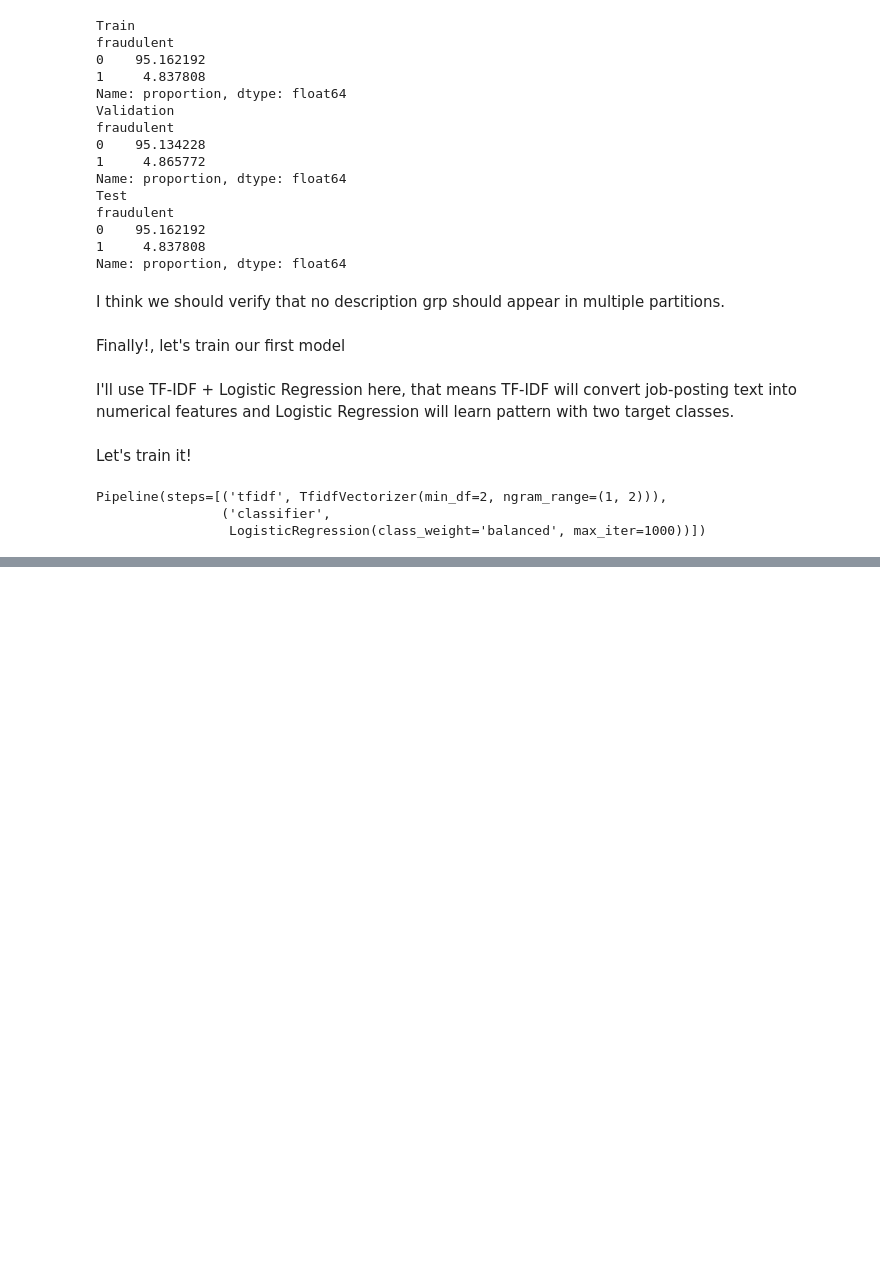
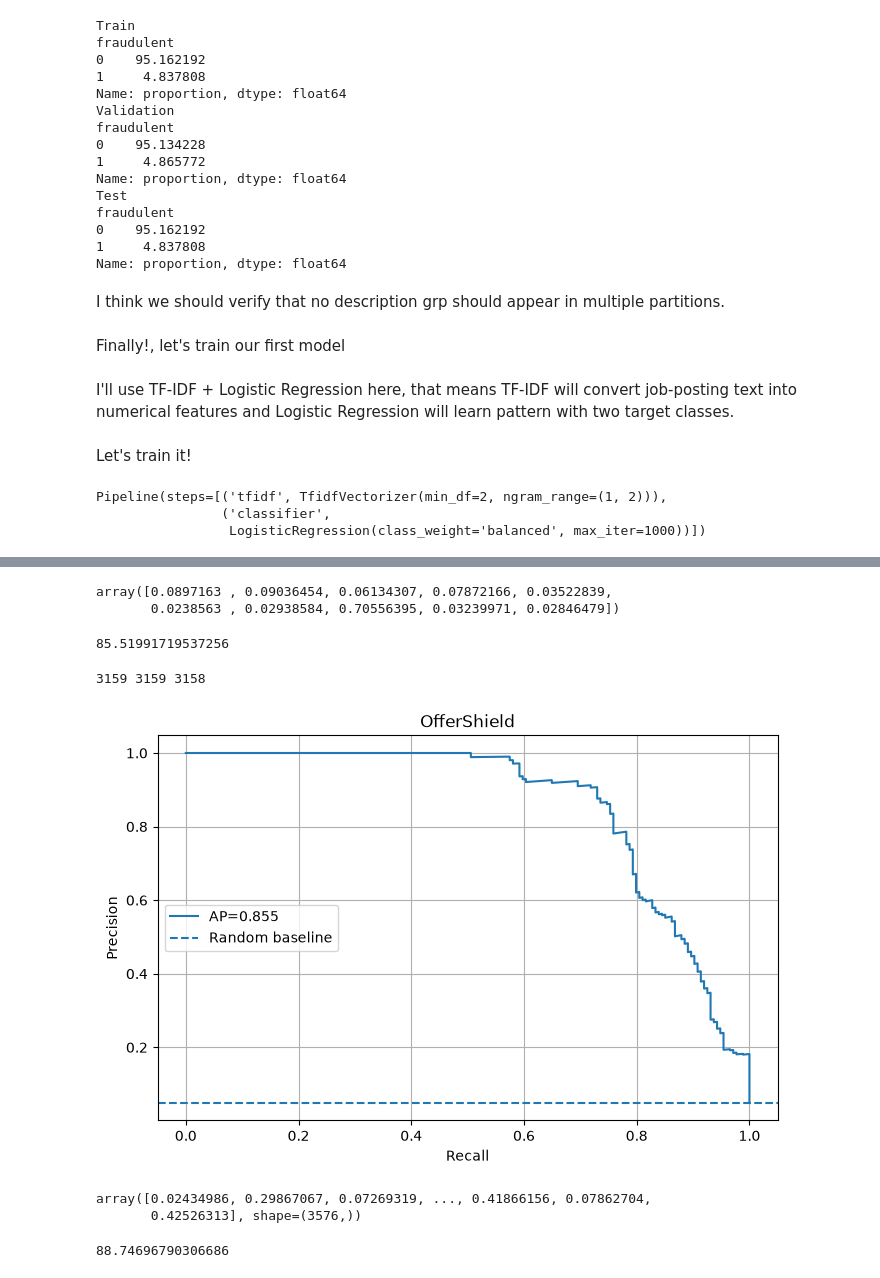
Before and after one commit to Chandani-coder/offershield, a Jupyter notebook: notebooks/model_building.ipynb, the cells around one changed output, grey strips where cells are left out. Drawn from its saved outputs; the diff is of its cells as text; code cells hidden in the pictures; blank space fills up the shorter version.

```diff
--- a/notebooks/model_building.ipynb
+++ b/notebooks/model_building.ipynb
@@ -215,0 +222,3 @@ Pipeline(steps=[('tfidf', TfidfVectorizer(min_df=2, ngram_range=(1, 2))),
+# %%
+y_val=validation_df["fraudulent"]
+y_val.value_counts()
@@ -215,0 +281,6 @@ Pipeline(steps=[('tfidf', TfidfVectorizer(min_df=2, ngram_range=(1, 2))),
+# %%
+val_scores = model.predict_proba(validation_df["combined_text"])[:,1]
+val_scores[:10]
+# %% [output]
+array([0.0897163 , 0.09036454, 0.06134307, 0.07872166, 0.03522839,
+       0.0238563 , 0.02938584, 0.70556395, 0.03239971, 0.02846479])
@@ -215,0 +289,5 @@ Pipeline(steps=[('tfidf', TfidfVectorizer(min_df=2, ngram_range=(1, 2))),
+# %%
+ap=average_precision_score(y_val,val_scores)
+ap*100
+# %% [output]
+85.51991719537256
@@ -215,0 +296,7 @@ Pipeline(steps=[('tfidf', TfidfVectorizer(min_df=2, ngram_range=(1, 2))),
+# %%
+pr_precision,pr_recall,pr_thresholds= precision_recall_curve(y_val, val_scores)
+print(len(pr_precision),
+len(pr_recall),
+len(pr_thresholds))
+# %% [output]
+3159 3159 3158
@@ -215,0 +305,13 @@ Pipeline(steps=[('tfidf', TfidfVectorizer(min_df=2, ngram_range=(1, 2))),
+# %%
+plt.figure(figsize=(8,5))
+plt.plot(pr_recall,pr_precision,label=f"AP={ap:.3f}")
+plt.axhline(y=y_val.mean(),linestyle="--",label="Random baseline")
+
+plt.xlabel("Recall")
+plt.ylabel("Precision")
+plt.title("OfferShield")
+plt.legend()
+plt.grid(True)
+plt.show()
+# %% [output]
+[figure, added]
@@ -215,0 +321,11 @@ Pipeline(steps=[('tfidf', TfidfVectorizer(min_df=2, ngram_range=(1, 2))),
+# %%
+test_score= model.predict_proba(test_df["combined_text"])[:,1]
+test_score
+# %% [output]
+array([0.02434986, 0.29867067, 0.07269319, ..., 0.41866156, 0.07862704,
+       0.42526313], shape=(3576,))
+# %%
+a_p= average_precision_score(y_test,test_score)
+a_p*100
+# %% [output]
+88.74696790306686
```
Also changed, not shown: parts of 48 cells of this notebook, 14 other files.
